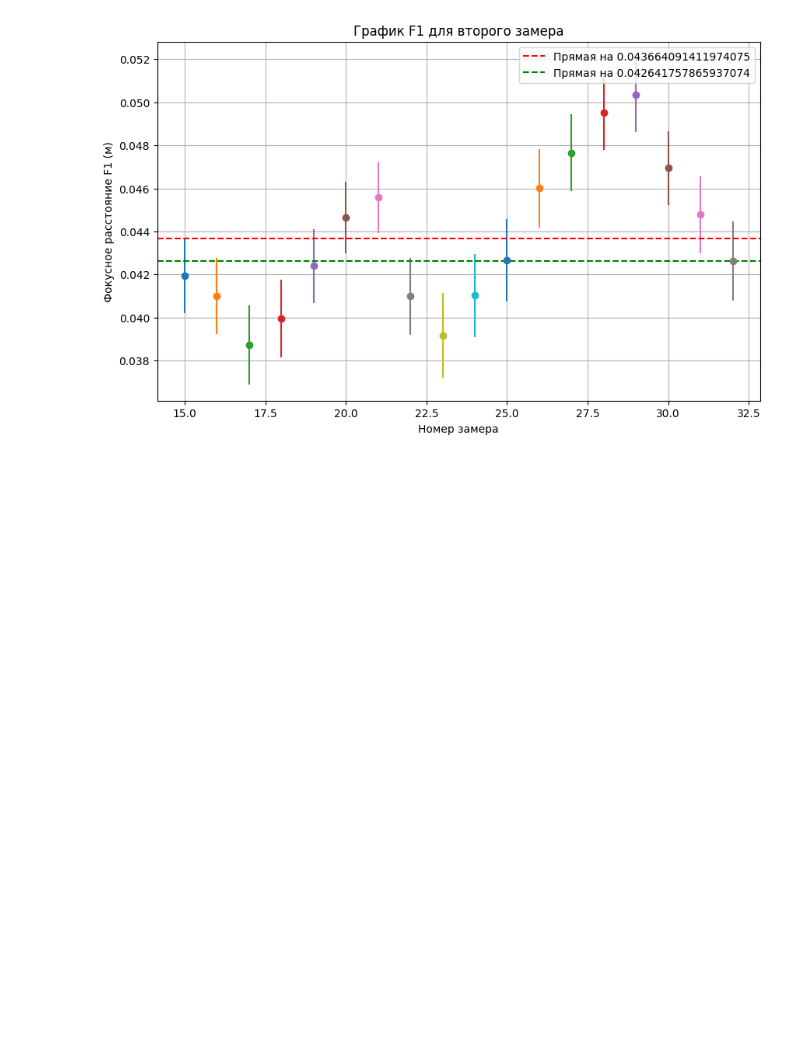
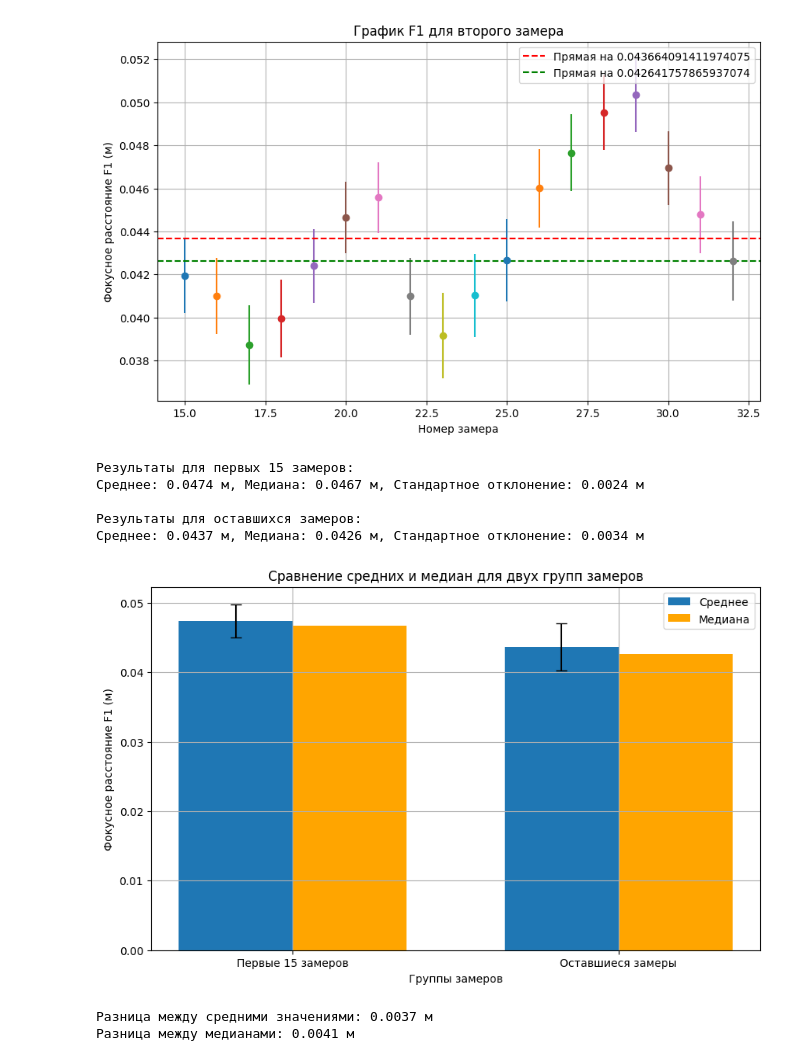
Before and after one commit to carevvv/physics_labs, a Jupyter notebook: optika/main.ipynb, the cells around one changed output. Saved outputs shown, nothing was run; the diff lists cells and outputs as text; code cells hidden in the pictures; blank space fills up the shorter version.

```diff
--- a/optika/main.ipynb
+++ b/optika/main.ipynb
@@ -122,2 +124,56 @@ plt.show()
 # %% [output]
 [figure]
+# %%
+group1 = df['F1'][0:15]
+group2 = df['F1'][15:len(df)]
+
+
+mean_group1 = np.mean(group1)
+median_group1 = np.median(group1)
+std_group1 = np.std(group1)
+
+mean_group2 = np.mean(group2)
+median_group2 = np.median(group2)
+std_group2 = np.std(group2)
+
+print("Результаты для первых 15 замеров:")
+print(f"Среднее: {mean_group1:.4f} м, Медиана: {median_group1:.4f} м, Стандартное отклонение: {std_group1:.4f} м")
+
+print("\nРезультаты для оставшихся замеров:")
+print(f"Среднее: {mean_group2:.4f} м, Медиана: {median_group2:.4f} м, Стандартное отклонение: {std_group2:.4f} м")
+
+# Визуализация сравнения
+labels = ['Первые 15 замеров', 'Оставшиеся замеры']
+means = [mean_group1, mean_group2]
+medians = [median_group1, median_group2]
+stds = [std_group1, std_group2]
+
+x = np.arange(len(labels))
+width = 0.35
+
+plt.figure(figsize=(10, 6))
+plt.bar(x - width/2, means, width, label='Среднее', yerr=stds, capsize=5)
+plt.bar(x + width/2, medians, width, label='Медиана', color='orange', capsize=5)
+
+plt.xlabel('Группы замеров')
+plt.ylabel('Фокусное расстояние F1 (м)')
+plt.title('Сравнение средних и медиан для двух групп замеров')
+plt.xticks(x, labels)
+plt.legend()
+plt.grid(True)
+plt.show()
+
+diff_mean = abs(mean_group1 - mean_group2)
+diff_median = abs(median_group1 - median_group2)
+
+print(f"\nРазница между средними значениями: {diff_mean:.4f} м")
+print(f"Разница между медианами: {diff_median:.4f} м")
+# %% [output]
+Результаты для первых 15 замеров:
+Среднее: 0.0474 м, Медиана: 0.0467 м, Стандартное отклонение: 0.0024 м
+
+Результаты для оставшихся замеров:
+Среднее: 0.0437 м, Медиана: 0.0426 м, Стандартное отклонение: 0.0034 м
+[figure, added]
+Разница между средними значениями: 0.0037 м
+Разница между медианами: 0.0041 м
```
Also changed, not shown: parts of 1 cell of this notebook.
